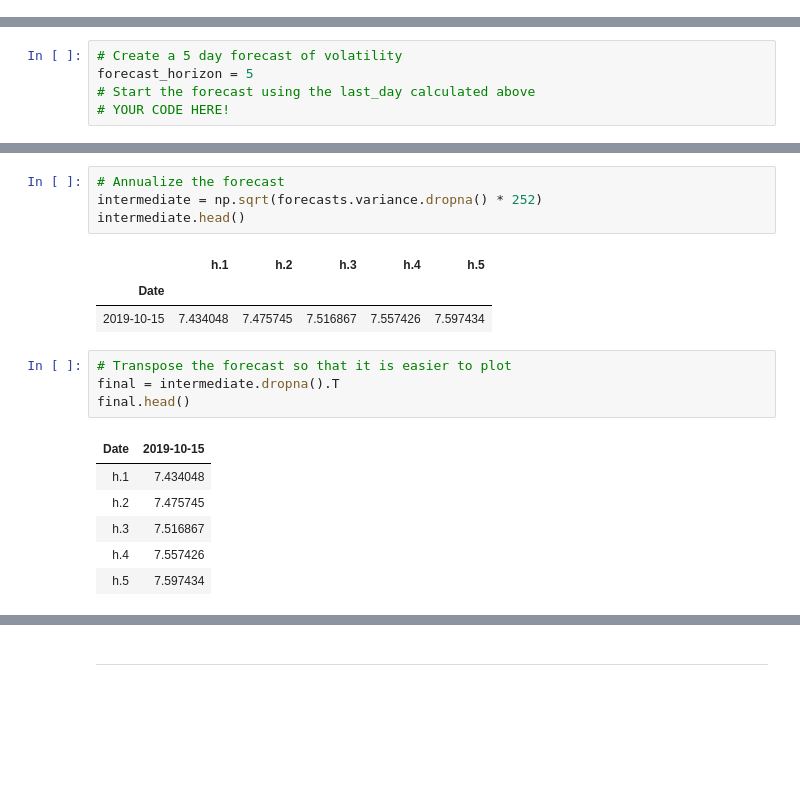
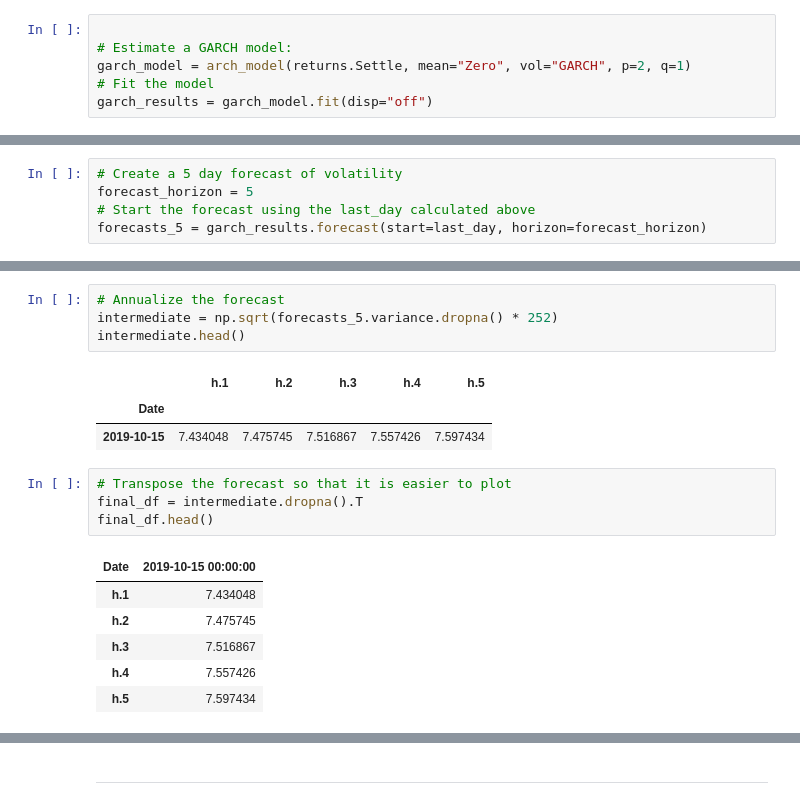
Before and after one commit to tabenny/time_series_analysis, a Jupyter notebook: time_series_analysis.ipynb, the cells around one changed output, grey strips where cells are left out. Drawn from its saved outputs; the diff is of its cells as text; blank space fills up the shorter version.

```diff
--- a/time_series_analysis.ipynb
+++ b/time_series_analysis.ipynb
@@ -214,2 +260,8 @@ import arch
+# %%
+
+# Estimate a GARCH model:
+garch_model = arch_model(returns.Settle, mean="Zero", vol="GARCH", p=2, q=1)
+# Fit the model
+garch_results = garch_model.fit(disp="off")
 # %%
 # Summarize the model results
@@ -241,4 +293,4 @@ last_day
 # Create a 5 day forecast of volatility
 forecast_horizon = 5
 # Start the forecast using the last_day calculated above
-# YOUR CODE HERE!
+forecasts_5 = garch_results.forecast(start=last_day, horizon=forecast_horizon)
@@ -245,6 +307,6 @@ forecast_horizon = 5
 # %%
 # Annualize the forecast
-intermediate = np.sqrt(forecasts.variance.dropna() * 252)
+intermediate = np.sqrt(forecasts_5.variance.dropna() * 252)
 intermediate.head()
 # %% [output]
 |  | h.1 | h.2 | h.3 | h.4 | h.5 |
@@ -252,10 +314,10 @@ intermediate.head()
 | 2019-10-15 | 7.434048 | 7.475745 | 7.516867 | 7.557426 | 7.597434 |
 # %%
 # Transpose the forecast so that it is easier to plot
-final = intermediate.dropna().T
-final.head()
+final_df = intermediate.dropna().T
+final_df.head()
 # %% [output]
-| Date | 2019-10-15 |
+| Date | 2019-10-15 00:00:00 |
 | h.1 | 7.434048 |
 | h.2 | 7.475745 |
 | h.3 | 7.516867 |
```
Also changed, not shown: parts of 19 cells of this notebook.
